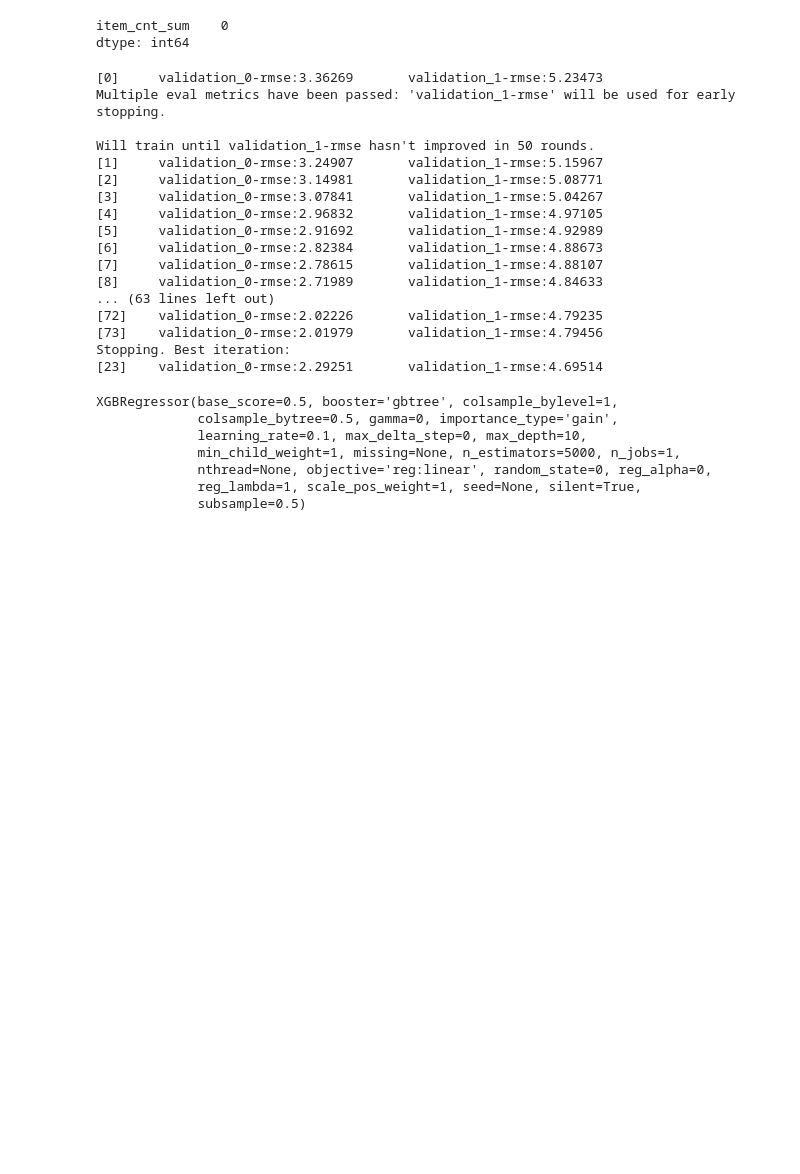
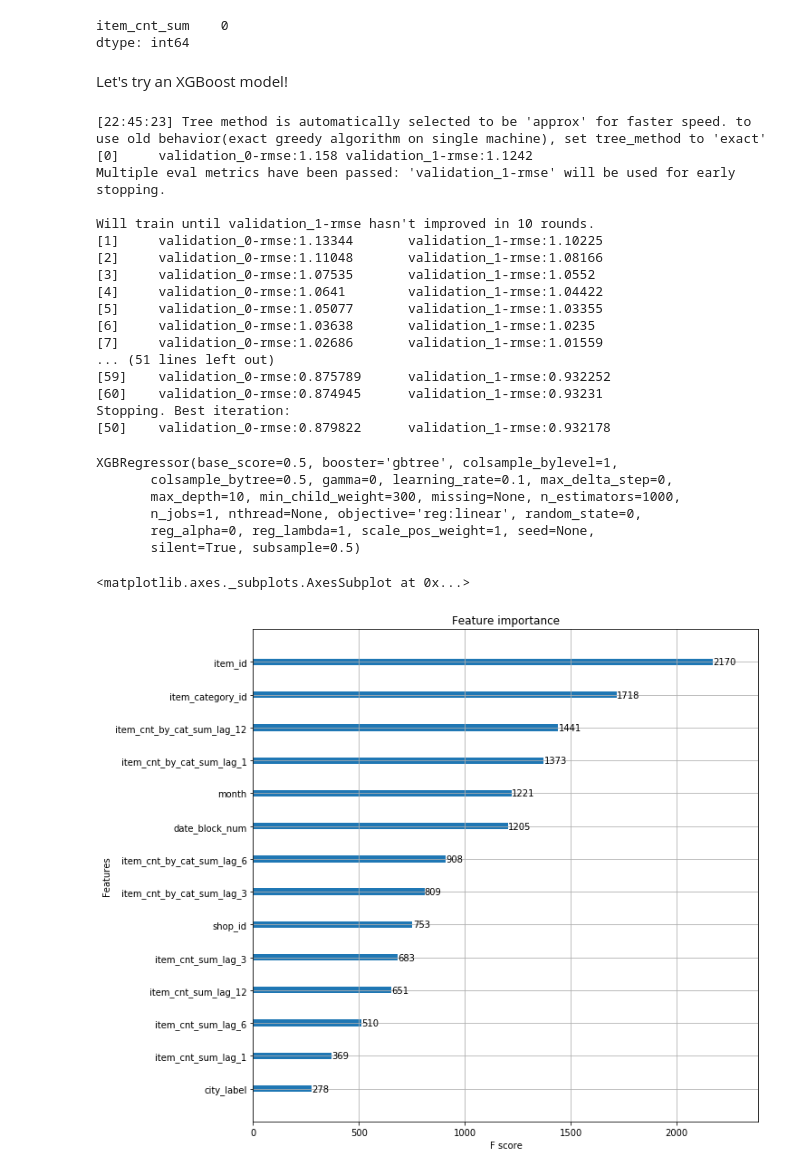
Before and after one commit to Qile-Paul-Chen/Kaggle-Predict-Future-Sales, a Jupyter notebook: Model_Training.ipynb, the cells around one changed output. Cells and saved outputs as stored; diff of their text form; code cells hidden in the pictures; blank space fills up the shorter version.

Commit message:
Add target data clipping and retrain the model
- Decrease the RMSE of the validation set to be below 1
- Clip the target variable between 0 and 20
- Add a few item features

```diff
--- a/Model_Training.ipynb
+++ b/Model_Training.ipynb
@@ -33,2 +51,4 @@ train.reset_index(inplace=True)
+# %%
+train['item_cnt_sum'] = np.clip(train['item_cnt_sum'], 0, 20)
 # %% [markdown]
 Notice that we do not have all the (date_block_num, shop_id, item_id) pairs, if the sales = 0. Therefore, we need to fill in the missing pairs.
@@ -190,10 +169,3 @@ Training set and evaluation set split: <br>
 # %%
 x_train = new_train[(new_train.date_block_num >= 12) & (new_train.date_block_num <= 32)]
 x_val = new_train[new_train.date_block_num == 33]
-# %%
-y_train = x_train[['item_cnt_sum']]
-y_val = x_val[['item_cnt_sum']]
-x_train = x_train[['shop_id','item_id','item_category_id','month','city_label',
-                   'item_cnt_sum_lag_1','item_cnt_sum_lag_3','item_cnt_sum_lag_6','item_cnt_sum_lag_12']]
-x_val = x_val[['shop_id','item_id','item_category_id','month','city_label',
-                   'item_cnt_sum_lag_1','item_cnt_sum_lag_3','item_cnt_sum_lag_6','item_cnt_sum_lag_12']]
@@ -201,0 +172,5 @@ import xgboost as xgb
+# %%
+y_train = x_train[['item_cnt_sum']]
+y_val = x_val[['item_cnt_sum']]
+x_train = x_train.drop(columns=['item_name', 'item_category_name', 'item_cnt_sum'])
+x_val = x_val.drop(columns=['item_name', 'item_category_name', 'item_cnt_sum'])
@@ -239,14 +226,16 @@ dtype: int64
 x_train = x_train.fillna(0.0)
 # %%
 x_val = x_val.fillna(0.0)
+# %% [markdown]
+Let's try an XGBoost model!
 # %%
 from xgboost import XGBRegressor
 from xgboost import plot_importance
 # %%
 model = XGBRegressor(
-    n_estimators=5000,
+    n_estimators=1000,
     max_depth=10,
-    #min_child_weight=300,
+    min_child_weight=300,
     colsample_bytree=0.5,
     subsample=0.5)
     #eta=0.3,
@@ -258,29 +247,34 @@ model.fit(
     eval_metric="rmse",
     eval_set=[(x_train, y_train), (x_val, y_val)],
     verbose=True,
-    early_stopping_rounds = 50)
+    early_stopping_rounds = 10)
 # %% [output]
-[0]     validation_0-rmse:3.36269       validation_1-rmse:5.23473
+[22:45:23] Tree method is automatically selected to be 'approx' for faster speed. to use old behavior(exact greedy algorithm on single machine), set tree_method to 'exact'
+[0]     validation_0-rmse:1.158 validation_1-rmse:1.1242
 Multiple eval metrics have been passed: 'validation_1-rmse' will be used for early stopping.
 
-Will train until validation_1-rmse hasn't improved in 50 rounds.
-[1]     validation_0-rmse:3.24907       validation_1-rmse:5.15967
-[2]     validation_0-rmse:3.14981       validation_1-rmse:5.08771
-[3]     validation_0-rmse:3.07841       validation_1-rmse:5.04267
-[4]     validation_0-rmse:2.96832       validation_1-rmse:4.97105
-[5]     validation_0-rmse:2.91692       validation_1-rmse:4.92989
-[6]     validation_0-rmse:2.82384       validation_1-rmse:4.88673
-[7]     validation_0-rmse:2.78615       validation_1-rmse:4.88107
-[8]     validation_0-rmse:2.71989       validation_1-rmse:4.84633
-... (63 lines left out)
-[72]    validation_0-rmse:2.02226       validation_1-rmse:4.79235
-[73]    validation_0-rmse:2.01979       validation_1-rmse:4.79456
+Will train until validation_1-rmse hasn't improved in 10 rounds.
+[1]     validation_0-rmse:1.13344       validation_1-rmse:1.10225
+[2]     validation_0-rmse:1.11048       validation_1-rmse:1.08166
+[3]     validation_0-rmse:1.07535       validation_1-rmse:1.0552
+[4]     validation_0-rmse:1.0641        validation_1-rmse:1.04422
+[5]     validation_0-rmse:1.05077       validation_1-rmse:1.03355
+[6]     validation_0-rmse:1.03638       validation_1-rmse:1.0235
+[7]     validation_0-rmse:1.02686       validation_1-rmse:1.01559
+... (51 lines left out)
+[59]    validation_0-rmse:0.875789      validation_1-rmse:0.932252
+[60]    validation_0-rmse:0.874945      validation_1-rmse:0.93231
 Stopping. Best iteration:
-[23]    validation_0-rmse:2.29251       validation_1-rmse:4.69514
+[50]    validation_0-rmse:0.879822      validation_1-rmse:0.932178
 XGBRegressor(base_score=0.5, booster='gbtree', colsample_bylevel=1,
-             colsample_bytree=0.5, gamma=0, importance_type='gain',
-             learning_rate=0.1, max_delta_step=0, max_depth=10,
-             min_child_weight=1, missing=None, n_estimators=5000, n_jobs=1,
-             nthread=None, objective='reg:linear', random_state=0, reg_alpha=0,
-             reg_lambda=1, scale_pos_weight=1, seed=None, silent=True,
-             subsample=0.5)
+       colsample_bytree=0.5, gamma=0, learning_rate=0.1, max_delta_step=0,
+       max_depth=10, min_child_weight=300, missing=None, n_estimators=1000,
+       n_jobs=1, nthread=None, objective='reg:linear', random_state=0,
+       reg_alpha=0, reg_lambda=1, scale_pos_weight=1, seed=None,
+       silent=True, subsample=0.5)
+# %%
+fig, ax = plt.subplots(1, 1, figsize=(10,10))
+plot_importance(booster=model, ax=ax)
+# %% [output]
+<matplotlib.axes._subplots.AxesSubplot at 0x...>
+[figure, added]
```
Also changed, not shown: parts of 19 cells of this notebook.
